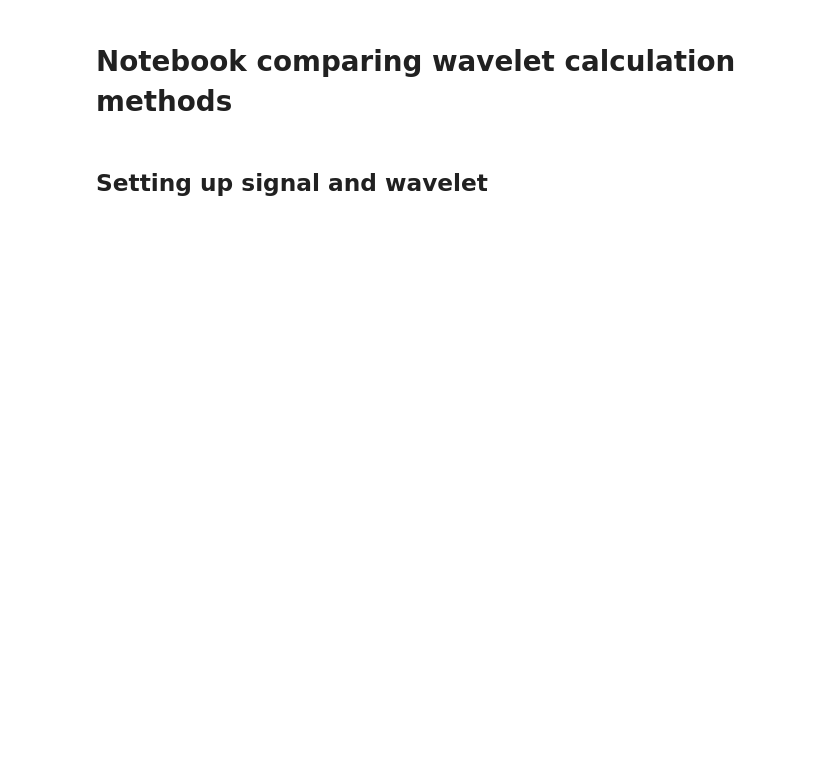
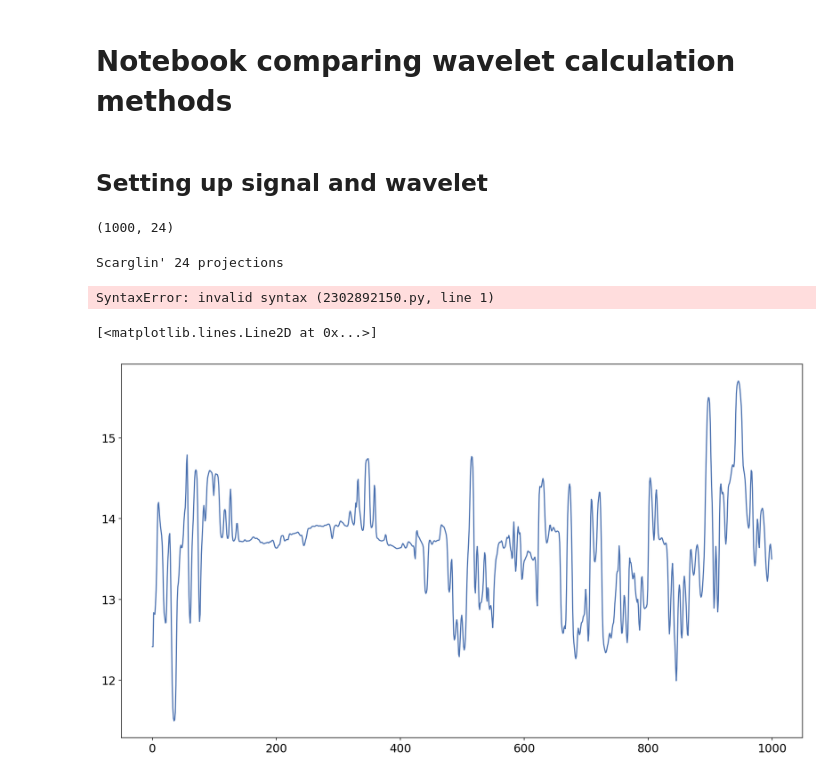
Before and after one commit to shaliulab/long-timescale-analysis, a Jupyter notebook: analysis/notebooks/20220128_wavelet_example.ipynb, the cells around one changed output. Cells and saved outputs as stored; diff of their text form; code cells hidden in the pictures; blank space fills up the shorter version.

```diff
--- a/analysis/notebooks/20220128_wavelet_example.ipynb
+++ b/analysis/notebooks/20220128_wavelet_example.ipynb
@@ -190 +196,31 @@ sine_wave_set_0[(center - 50) : (center + 50)] = 0
+# %%
+projections.shape
+# %% [output]
+(1000, 24)
+# %%
+import multiprocessing as mp
+pool = mp.Pool(24)
+
+N = signal.shape[0]
+print(f"Scarglin' {projections.shape[1]} projections")
+amplitudes = pool.starmap(
+    rolling_lombscargle,
+    [
+        (np.linspace(0, N/1000, N), projections[:, i], freqs.astype(float))
+        for i in range(projections.shape[1])
+    ],
+)
+amps = np.concatenate(amplitudes, axis=0)
+# %% [output]
+Scarglin' 24 projections
+# %%
+plt.imshow(amps[:,(11*25):13*25)], aspect="auto", origin="lower", extent=[0, 1000, 0, 50])
+# %% [output]
+SyntaxError: invalid syntax (2302892150.py, line 1)
+# %%
+fig, ax = plt.subplots(1, 1, figsize=(16, 9))
+plt.plot(projections[:, 12])
+# %% [output]
+[<matplotlib.lines.Line2D at 0x...>]
+[figure, added]
 # %%
```
Also changed, not shown: parts of 10 cells of this notebook, 16 other files.
